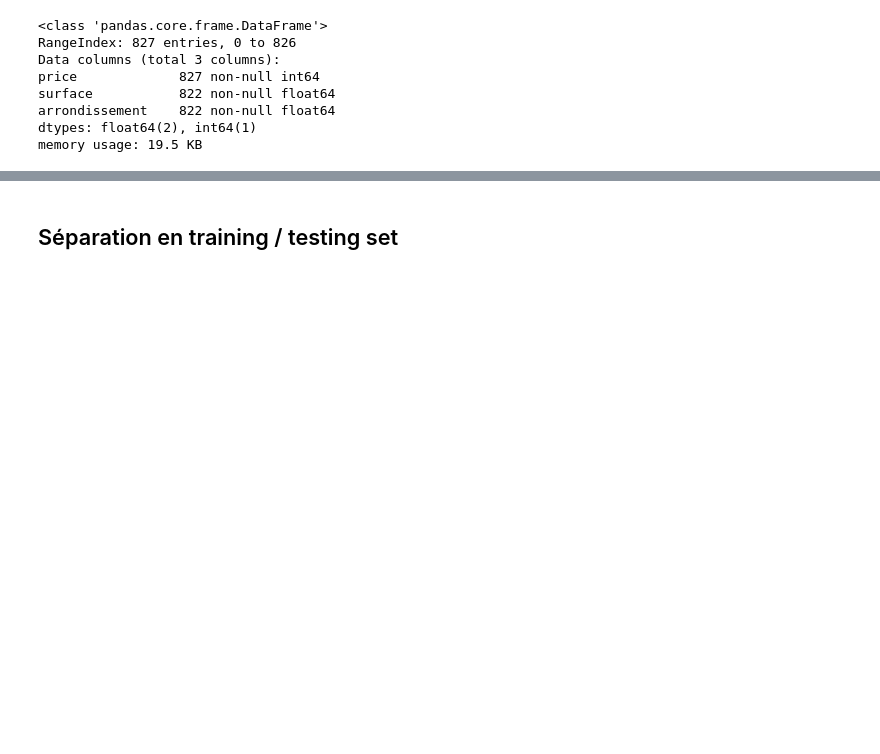
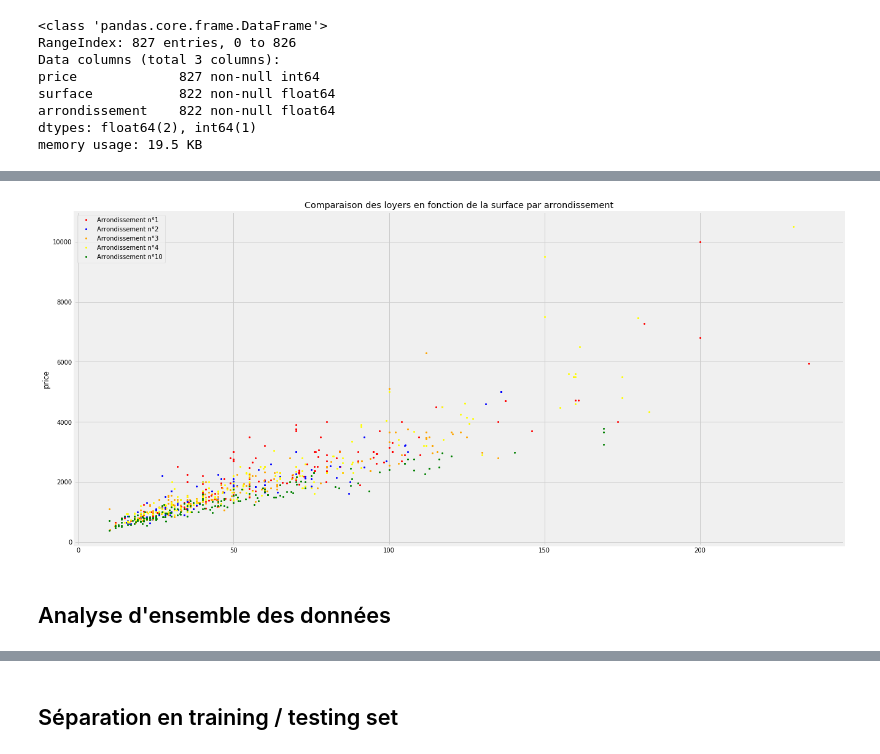
Before and after one commit to obrunet/OCR-projets, a Jupyter notebook: 2.5.prediction_loyer.ipynb, the cells around one changed output, grey strips where cells are left out. Saved outputs shown, nothing was run; the diff lists cells and outputs as text; code cells hidden in the pictures; blank space fills up the shorter version.

```diff
--- a/2.5.prediction_loyer.ipynb
+++ b/2.5.prediction_loyer.ipynb
@@ -60,0 +96,16 @@ house_data = house_data[(house_data['price'] < 20000) & (house_data['surface'] <
+# %%
+plt.figure(figsize=(20,10))
+plt.title("Comparaison des loyers en fonction de la surface par arrondissement")
+plt.ylabel('price')
+i, colors = 0, ['red', 'blue', 'orange', 'yellow', 'green']
+
+for arr in house_data['arrondissement'].unique():
+    mydata = house_data[house_data.arrondissement == arr]
+    plt.plot(mydata.surface, mydata.price, '.', markersize=4, color=colors[i], label='Arrondissement n°{}'.format(int(arr)))
+    i += 1
+
+plt.legend(loc='upper left');
+# %% [output]
+[figure, added]
+# %% [markdown]
+## Analyse d'ensemble des données
```
Also changed, not shown: parts of 40 cells of this notebook.
